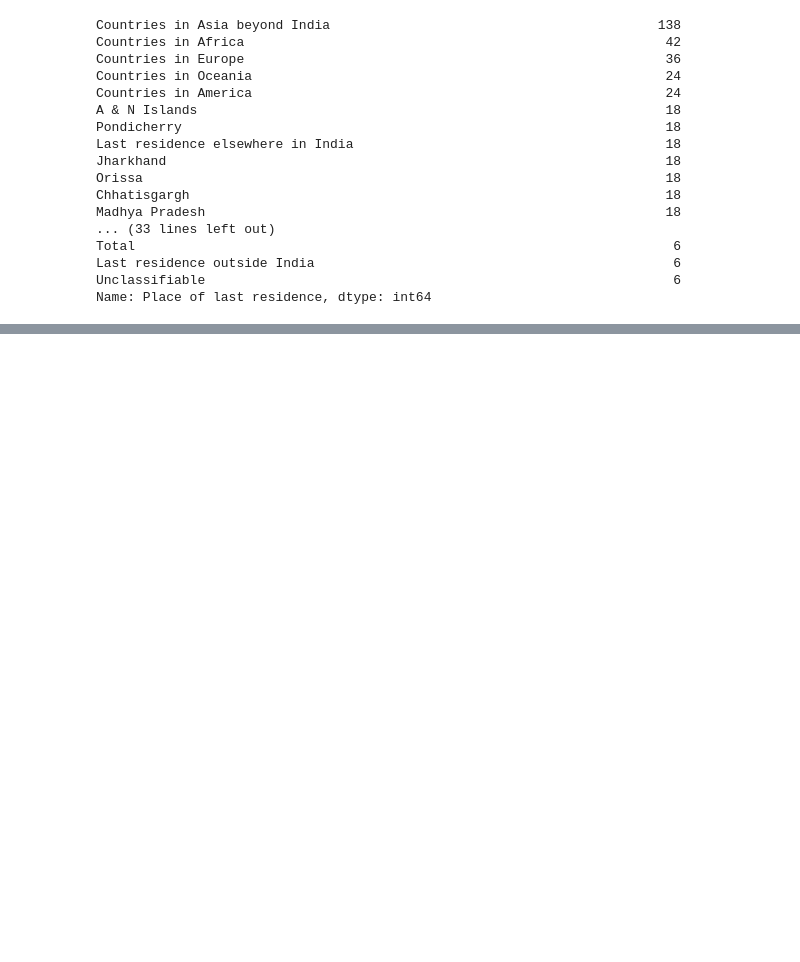
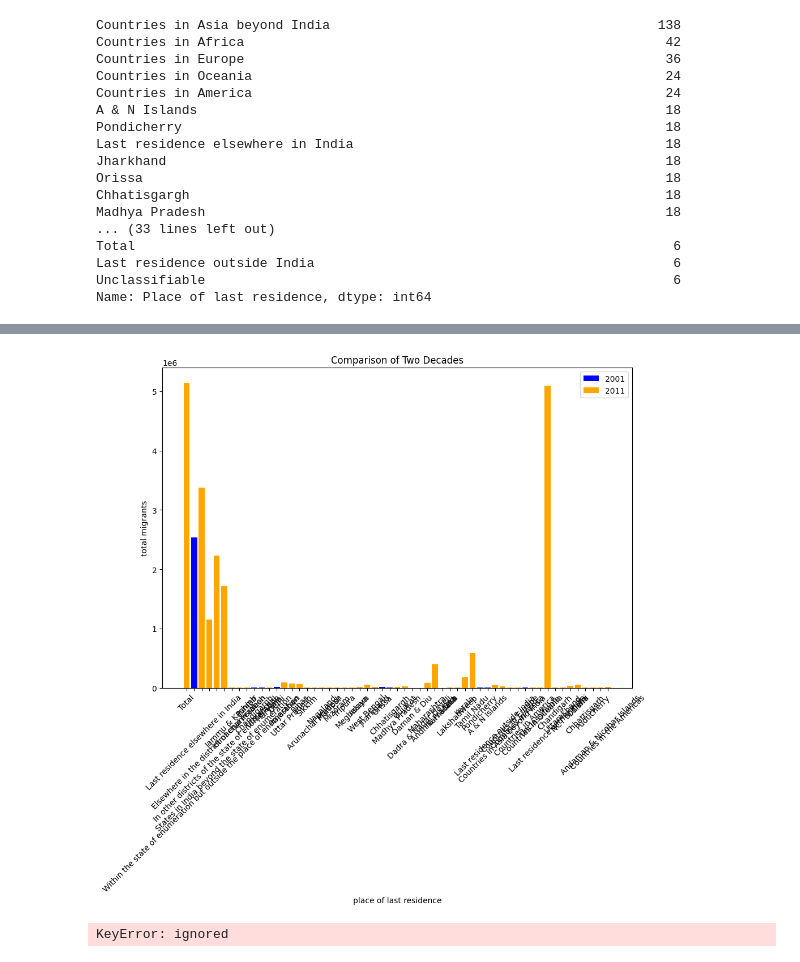
Before and after one commit to SuprajaYadavH/Hackathon, a Jupyter notebook: census_inflow.ipynb, the cells around one changed output, grey strips where cells are left out. Saved outputs shown, nothing was run; the diff lists cells and outputs as text; code cells hidden in the pictures; blank space fills up the shorter version.

```diff
--- a/census_inflow.ipynb
+++ b/census_inflow.ipynb
@@ -147,3 +150,5 @@ Total                                                                     6
 Last residence outside India                                              6
 Unclassifiable                                                            6
 Name: Place of last residence, dtype: int64
+# %%
+df_2011=pd.read_excel("/content/drive/MyDrive/census inflow data/2011-DS-2900-D02-MDDS.XLSX",header=1, skiprows=[2, 3])
@@ -149,0 +209,5 @@ Name: Place of last residence, dtype: int64
+# %%
+df_2011= df_2011.dropna()
+# %%
+df_2011 = df_2011.fillna(0)
+df_2011 = df_2011.fillna(df_2011.mean())
@@ -149,0 +254,3 @@ Name: Place of last residence, dtype: int64
+# %%
+#taking only bangalore data
+blr_df_2011 = df_2011.loc[df_2011["Name"].isin(["Bangalore Rural", "Bangalore"]), :]
@@ -149,0 +323,48 @@ Name: Place of last residence, dtype: int64
+# %%
+plt.figure(figsize=(10, 10))  # Adjust the figure size as needed
+
+plt.bar(blr_df_2001['Place of last residence'], blr_df_2001['Total migrants'], label='2001', color='blue')
+plt.bar(blr_df_2011['Place of last residence'], blr_df_2011['Total migrants'], label='2011', color='orange')
+
+plt.xlabel('place of last residence')
+plt.ylabel('total migrants')
+plt.title('Comparison of Two Decades')
+plt.legend()
+
+plt.xticks(rotation=45)
+plt.tight_layout()
+
+plt.show()
+#still working on this
+# %% [output]
+[figure, added]
+# %%
+
+# Group by the "Place of last residence" column and aggregate other columns
+blr_df_2001 = blr_df_2001.groupby("Place of last residence").agg({
+    "Total migrants": "sum",
+    "Total migrants(male)": "sum",
+    "Total migrants(female)": "sum",
+    "Duration of Residence In Place of Enumeration (less than 1 year total persons)":"sum",
+    "Duration of Residence In Place of Enumeration (less than 1 year male)":"sum",
+    "Duration of Residence In Place of Enumeration (less than 1 year female)":"sum",
+    "Duration of Residence In Place of Enumeration (1-4 years total persons) ":"sum",
+    "Duration of Residence In Place of Enumeration (1-4 years male)":"sum",
+    "Duration of Residence In Place of Enumeration (1-4 years female)":"sum",
+    "Duration of Residence In Place of Enumeration (5-9 years total persons)":"sum",
+    "Duration of Residence In Place of Enumeration (5-9 years male)":"sum",
+    "Duration of Residence In Place of Enumeration (5-9 years female)":"sum",
+    "Duration of Residence In Place of Enumeration (10-19 years total persons)":"sum",
+    "Duration of Residence In Place of Enumeration (10-19 years male)":"sum",
+    "Duration of Residence In Place of Enumeration (10-19 years female)":"sum",
+    "Duration of Residence In Place of Enumeration (20+ years total persons)":"sum",
+    "Duration of Residence In Place of Enumeration (20+ years male)":"sum",
+    "Duration of Residence In Place of Enumeration (20+ years female)":"sum",
+    "Duration of Residence In Place of Enumeration (period not stated total persons)":"sum",
+    "Duration of Residence In Place of Enumeration (period not stated male)":"sum",
+    "Duration of Residence In Place of Enumeration (period not stated female)":"sum"
+}).reset_index()
+
+print(blr_df_2001)
+# %% [output]
+KeyError: ignored
```
Also changed, not shown: parts of 13 cells of this notebook.
